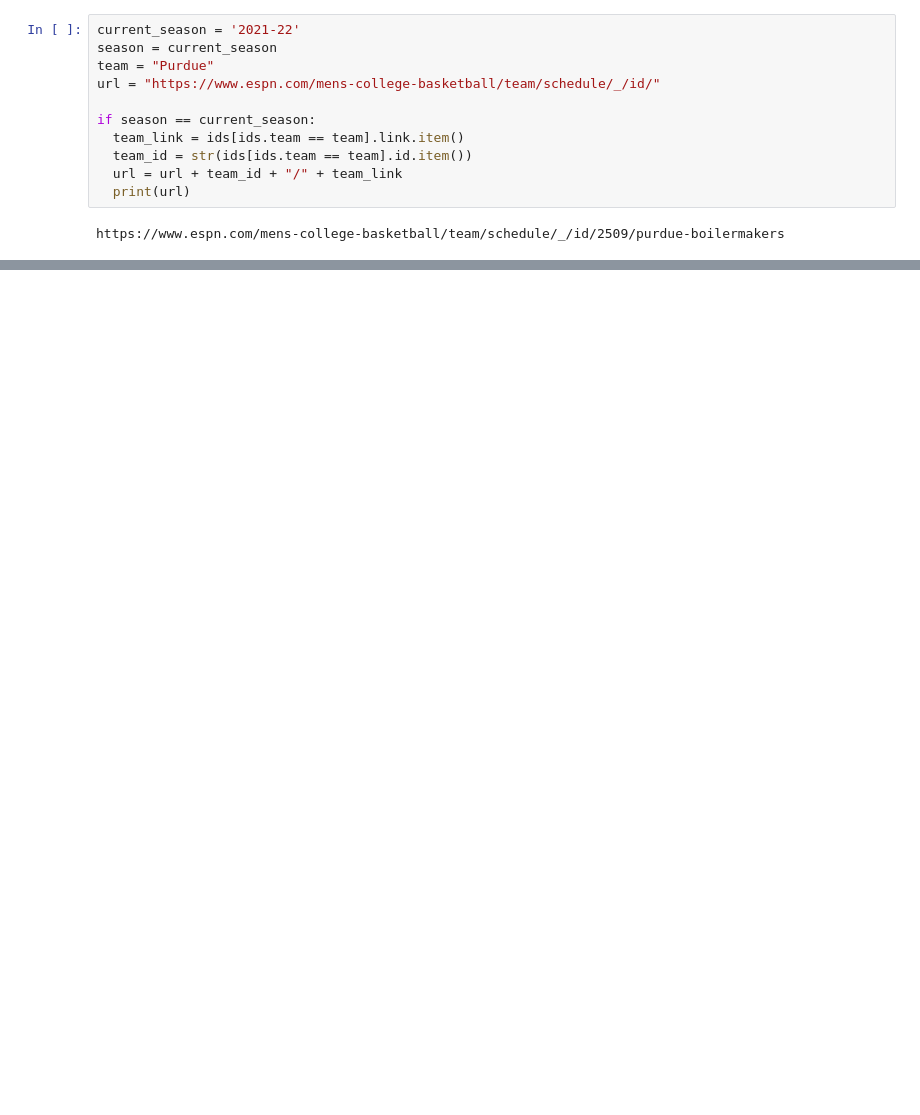
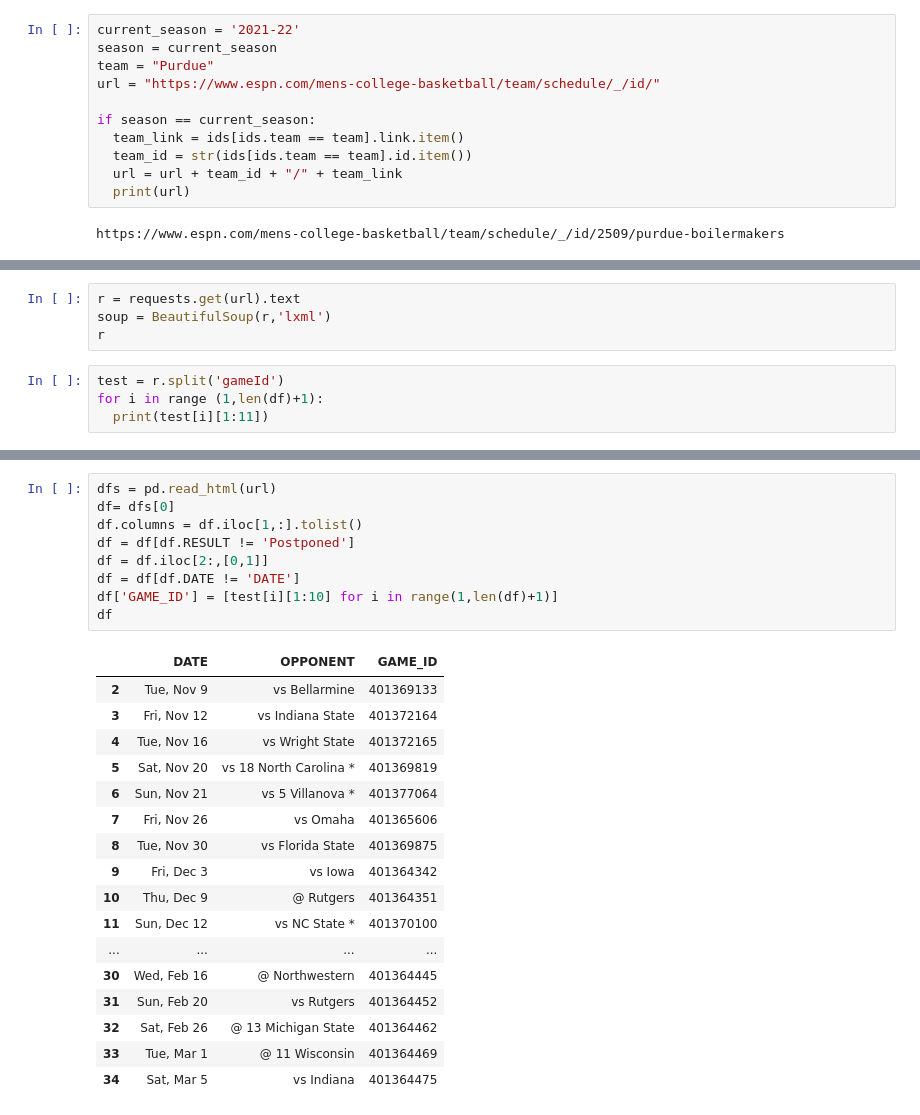
Before and after one commit to fmathews11/College_Basketball_Functions, a Jupyter notebook: Getting_Schedules.ipynb, the cells around one changed output, grey strips where cells are left out. Cells and saved outputs as stored; diff of their text form; blank space fills up the shorter version.

```diff
--- a/Getting_Schedules.ipynb
+++ b/Getting_Schedules.ipynb
@@ -57,0 +41,8 @@ AttributeError: ignored
+# %%
+r = requests.get(url).text
+soup = BeautifulSoup(r,'lxml')
+r
+# %%
+test = r.split('gameId')
+for i in range (1,len(df)+1):
+  print(test[i][1:11])
@@ -57,0 +67,27 @@ AttributeError: ignored
+# %%
+dfs = pd.read_html(url)
+df= dfs[0]
+df.columns = df.iloc[1,:].tolist()
+df = df[df.RESULT != 'Postponed']
+df = df.iloc[2:,[0,1]]
+df = df[df.DATE != 'DATE']
+df['GAME_ID'] = [test[i][1:10] for i in range(1,len(df)+1)]
+df
+# %% [output]
+|  | DATE | OPPONENT | GAME_ID |
+| 2 | Tue, Nov 9 | vs Bellarmine | 401369133 |
+| 3 | Fri, Nov 12 | vs Indiana State | 401372164 |
+| 4 | Tue, Nov 16 | vs Wright State | 401372165 |
+| 5 | Sat, Nov 20 | vs 18 North Carolina * | 401369819 |
+| 6 | Sun, Nov 21 | vs 5 Villanova * | 401377064 |
+| 7 | Fri, Nov 26 | vs Omaha | 401365606 |
+| 8 | Tue, Nov 30 | vs Florida State | 401369875 |
+| 9 | Fri, Dec 3 | vs Iowa | 401364342 |
+| 10 | Thu, Dec 9 | @ Rutgers | 401364351 |
+| 11 | Sun, Dec 12 | vs NC State * | 401370100 |
+| ... | ... | ... | ... |
+| 30 | Wed, Feb 16 | @ Northwestern | 401364445 |
+| 31 | Sun, Feb 20 | vs Rutgers | 401364452 |
+| 32 | Sat, Feb 26 | @ 13 Michigan State | 401364462 |
+| 33 | Tue, Mar 1 | @ 11 Wisconsin | 401364469 |
+| 34 | Sat, Mar 5 | vs Indiana | 401364475 |
```
Also changed, not shown: parts of 5 cells of this notebook.
